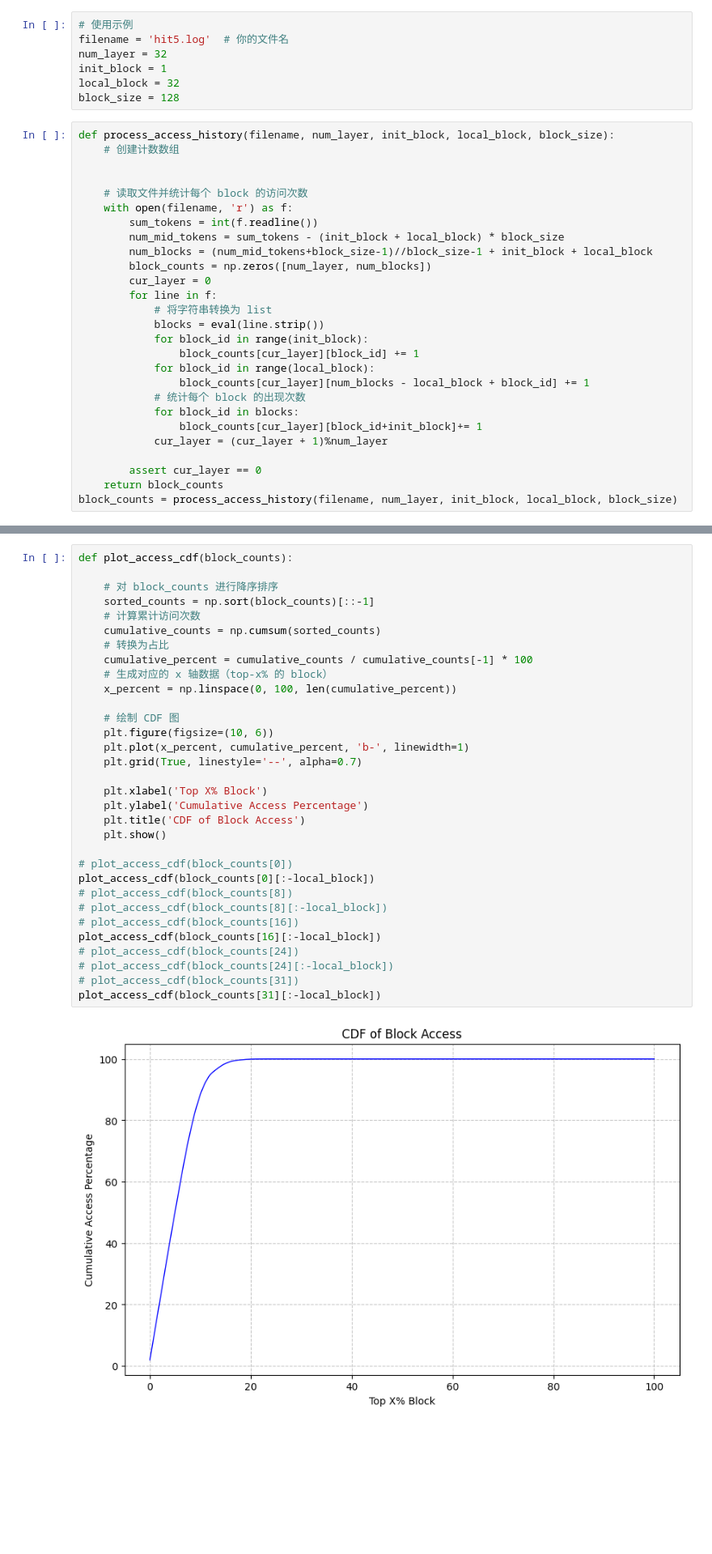
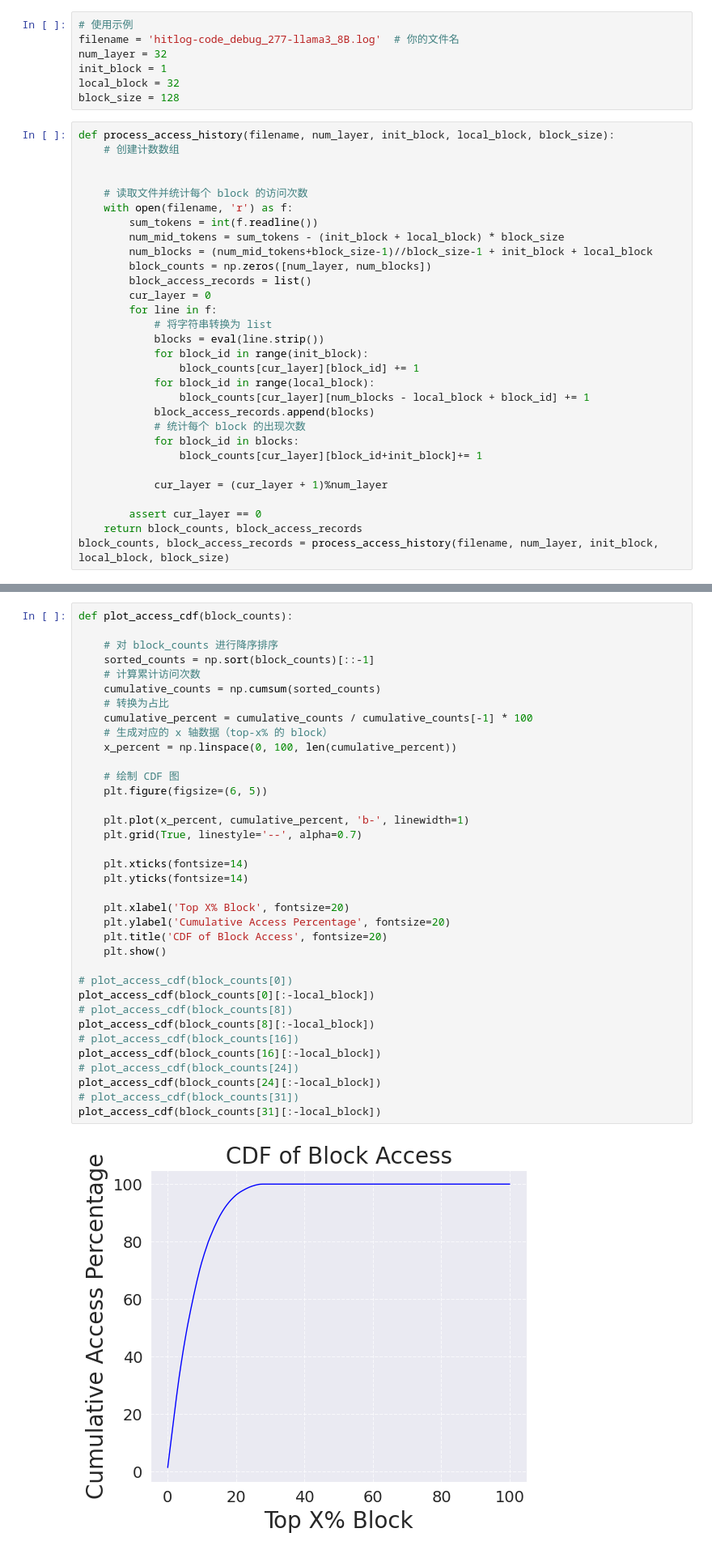
Before and after one commit to GARRYHU/InfLLM, a Jupyter notebook: stats/block_hit_stats.ipynb, the cells around one changed output, grey strips where cells are left out. Shown at 81% size. Drawn from its saved outputs; the diff is of its cells as text; blank space fills up the shorter version.

```diff
--- a/stats/block_hit_stats.ipynb
+++ b/stats/block_hit_stats.ipynb
@@ -4,7 +4,7 @@ import seaborn as sns
 import matplotlib.pyplot as plt
 # %%
 # 使用示例
-filename = 'hit5.log'  # 你的文件名
+filename = 'hitlog-code_debug_277-llama3_8B.log'  # 你的文件名
 num_layer = 32
 init_block = 1
 local_block = 32
@@ -20,6 +20,7 @@ def process_access_history(filename, num_layer, init_block, local_block, block_s
         num_mid_tokens = sum_tokens - (init_block + local_block) * block_size
         num_blocks = (num_mid_tokens+block_size-1)//block_size-1 + init_block + local_block
         block_counts = np.zeros([num_layer, num_blocks])
+        block_access_records = list()
         cur_layer = 0
         for line in f:
             # 将字符串转换为 list
@@ -28,11 +29,13 @@ def process_access_history(filename, num_layer, init_block, local_block, block_s
                 block_counts[cur_layer][block_id] += 1
             for block_id in range(local_block):
                 block_counts[cur_layer][num_blocks - local_block + block_id] += 1
+            block_access_records.append(blocks)
             # 统计每个 block 的出现次数
             for block_id in blocks:
                 block_counts[cur_layer][block_id+init_block]+= 1
+
             cur_layer = (cur_layer + 1)%num_layer
 
         assert cur_layer == 0
-    return block_counts
-block_counts = process_access_history(filename, num_layer, init_block, local_block, block_size)
+    return block_counts, block_access_records
+block_counts, block_access_records = process_access_history(filename, num_layer, init_block, local_block, block_size)
@@ -55,34 +148,38 @@ plot_access_heatmap(block_counts)
 # %%
 def plot_access_cdf(block_counts):
 
     # 对 block_counts 进行降序排序
     sorted_counts = np.sort(block_counts)[::-1]
     # 计算累计访问次数
     cumulative_counts = np.cumsum(sorted_counts)
     # 转换为占比
     cumulative_percent = cumulative_counts / cumulative_counts[-1] * 100
     # 生成对应的 x 轴数据（top-x% 的 block）
     x_percent = np.linspace(0, 100, len(cumulative_percent))
 
     # 绘制 CDF 图
-    plt.figure(figsize=(10, 6))
+    plt.figure(figsize=(6, 5))
+
     plt.plot(x_percent, cumulative_percent, 'b-', linewidth=1)
     plt.grid(True, linestyle='--', alpha=0.7)
 
-    plt.xlabel('Top X% Block')
-    plt.ylabel('Cumulative Access Percentage')
-    plt.title('CDF of Block Access')
+    plt.xticks(fontsize=14)
+    plt.yticks(fontsize=14)
+
+    plt.xlabel('Top X% Block', fontsize=20)
+    plt.ylabel('Cumulative Access Percentage', fontsize=20)
+    plt.title('CDF of Block Access', fontsize=20)
     plt.show()
 
 # plot_access_cdf(block_counts[0])
 plot_access_cdf(block_counts[0][:-local_block])
 # plot_access_cdf(block_counts[8])
-# plot_access_cdf(block_counts[8][:-local_block])
+plot_access_cdf(block_counts[8][:-local_block])
 # plot_access_cdf(block_counts[16])
 plot_access_cdf(block_counts[16][:-local_block])
 # plot_access_cdf(block_counts[24])
-# plot_access_cdf(block_counts[24][:-local_block])
+plot_access_cdf(block_counts[24][:-local_block])
 # plot_access_cdf(block_counts[31])
 plot_access_cdf(block_counts[31][:-local_block])
 # %% [output]
-[figure, old version]
+[figure, new version]
```
Also changed, not shown: parts of 5 cells of this notebook.
